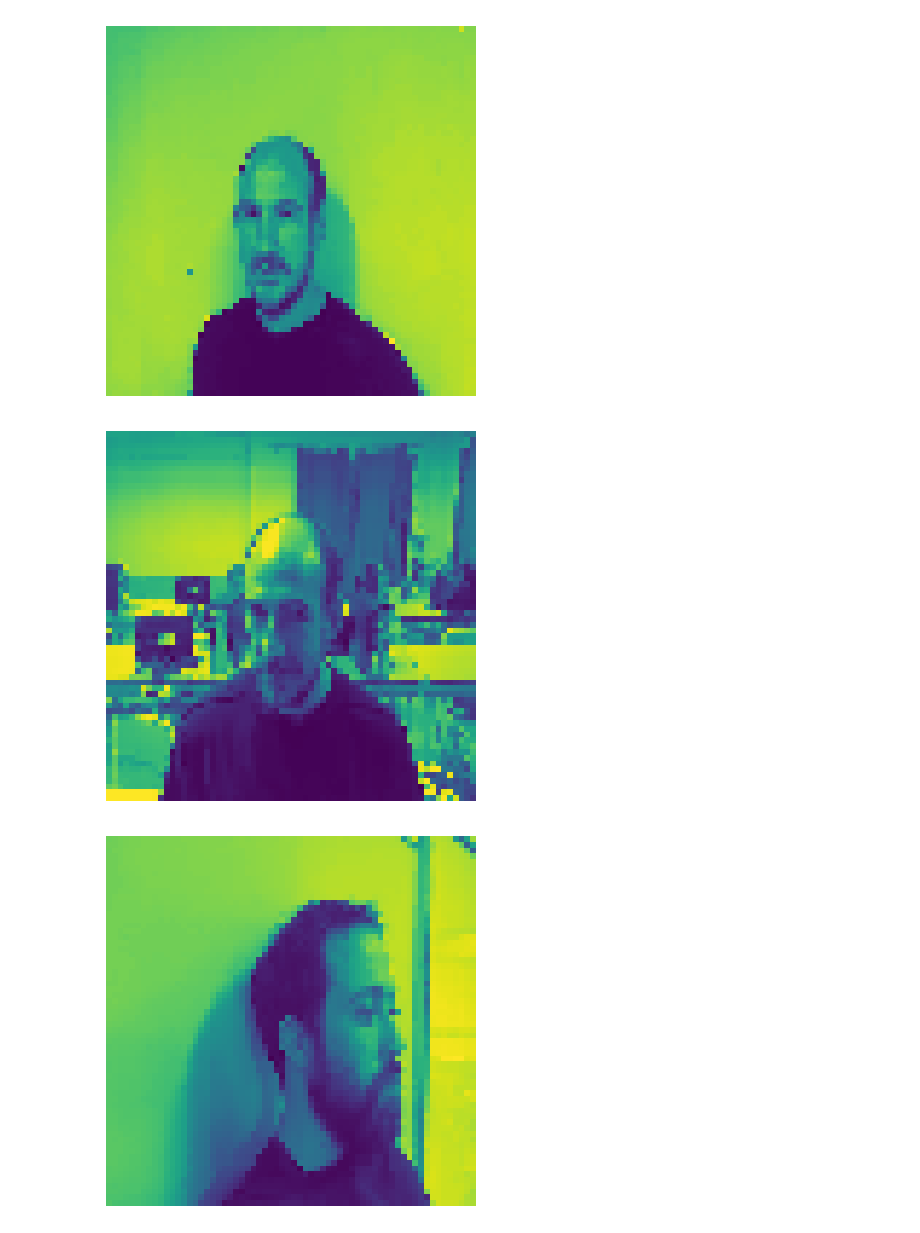
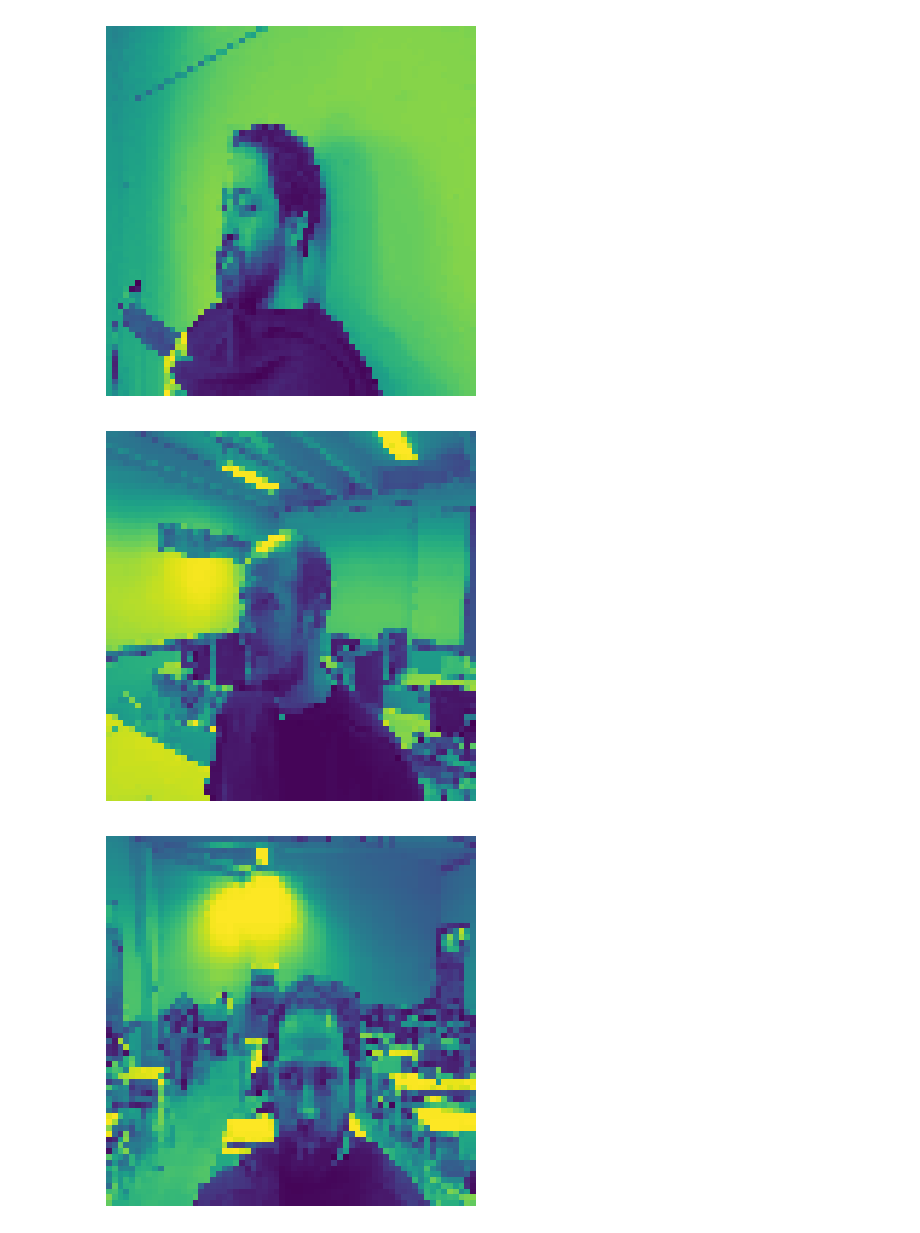
Before and after one commit to nadiagutierrez89/project_pumpitup, a Jupyter notebook: entrenar_y_usar_red_neuronal.ipynb, the cells around one changed output. Cells and saved outputs as stored; diff of their text form; code cells hidden in the pictures.

Commit message:
Mega refactor: PumpIA class for easier use

```diff
--- a/entrenar_y_usar_red_neuronal.ipynb
+++ b/entrenar_y_usar_red_neuronal.ipynb
@@ -3,5 +3,8 @@ from ai import load_dataset, show_sgrams, build_and_train_neural_network, show_a
 # %%
-dataset = load_dataset("./fake_ds.json")
-len(dataset.sgrams)
+pia = PumpIA()
+pia.load_dataset(
+    dataset_json_path="./fake_ds.json",
+    train_sgrams_root_path="./sgrams",
+)
 # %% [output]
 Reading spectrogram images...
@@ -9,7 +12,7 @@ Reading spectrogram images...
-# %%
-show_sgrams(dataset.sgrams, sample=3)
-# %% [output]
-[figure, removed]
-[figure, removed]
-[figure, removed]
+# %%
+pia.show_sgrams(sample=3)
+# %% [output]
+[figure, added]
+[figure, added]
+[figure, added]
 # %%
```
Also changed, not shown: parts of 5 cells of this notebook, 1 other file.
